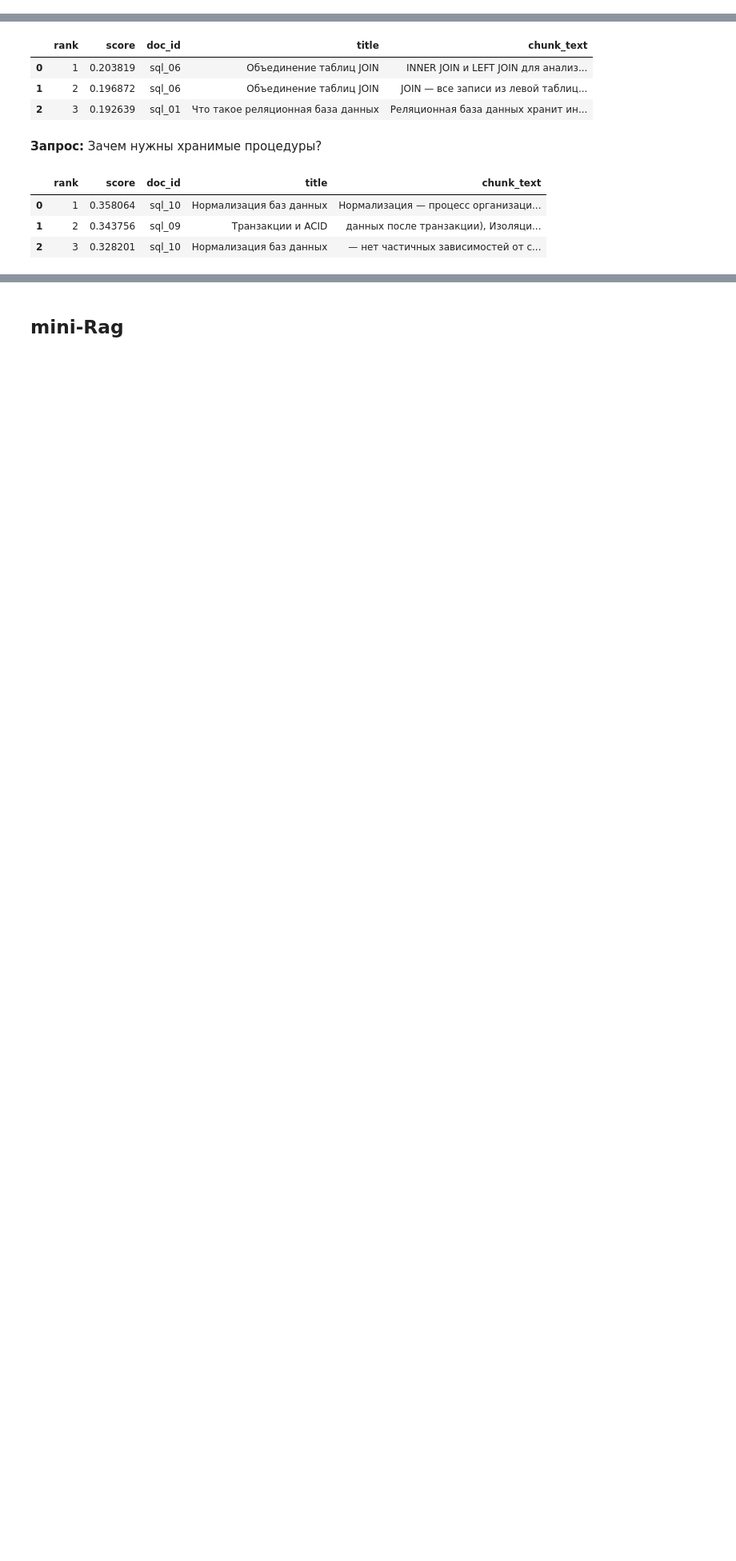
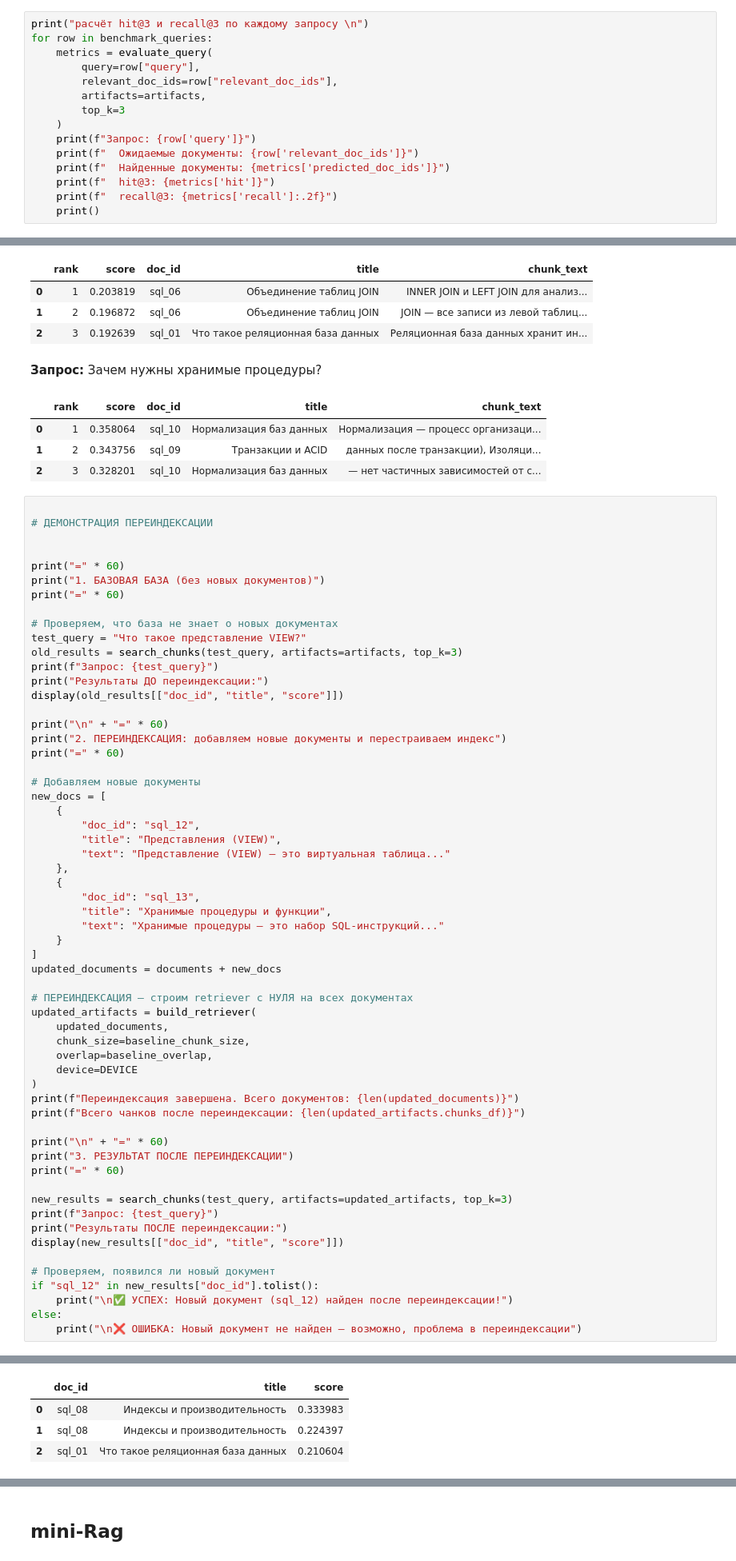
Before and after one commit to sldpts10k/aie-Pak-Vyacheslav, a Jupyter notebook: homeworks/HW14/HW14.ipynb, the cells around one changed output, grey strips where cells are left out. Shown at 80% size. Cells and saved outputs as stored; diff of their text form; blank space fills up the shorter version.

```diff
--- a/homeworks/HW14/HW14.ipynb
+++ b/homeworks/HW14/HW14.ipynb
@@ -895,3 +894,18 @@ display(summary_k3)
 | 0 | mean_hit@3 | 1.0000 |
 | 1 | mean_recall@3 | 1.0000 |
 | 2 | mean_MRR@3 | 0.9375 |
+# %%
+print("расчёт hit@3 и recall@3 по каждому запросу \n")
+for row in benchmark_queries:
+    metrics = evaluate_query(
+        query=row["query"],
+        relevant_doc_ids=row["relevant_doc_ids"],
+        artifacts=artifacts,
+        top_k=3
+    )
+    print(f"Запрос: {row['query']}")
+    print(f"  Ожидаемые документы: {row['relevant_doc_ids']}")
+    print(f"  Найденные документы: {metrics['predicted_doc_ids']}")
+    print(f"  hit@3: {metrics['hit']}")
+    print(f"  recall@3: {metrics['recall']:.2f}")
+    print()
@@ -1044,3 +1076,63 @@ for query in new_queries:
 | 0 | 1 | 0.358064 | sql_10 | Нормализация баз данных | Нормализация — процесс организаци... |
 | 1 | 2 | 0.343756 | sql_09 | Транзакции и ACID | данных после транзакции), Изоляци... |
 | 2 | 3 | 0.328201 | sql_10 | Нормализация баз данных | — нет частичных зависимостей от с... |
+# %%
+
+# ДЕМОНСТРАЦИЯ ПЕРЕИНДЕКСАЦИИ
+
+
+print("=" * 60)
+print("1. БАЗОВАЯ БАЗА (без новых документов)")
+print("=" * 60)
+
+# Проверяем, что база не знает о новых документах
+test_query = "Что такое представление VIEW?"
+old_results = search_chunks(test_query, artifacts=artifacts, top_k=3)
+print(f"Запрос: {test_query}")
+print("Результаты ДО переиндексации:")
+display(old_results[["doc_id", "title", "score"]])
+
+print("\n" + "=" * 60)
+print("2. ПЕРЕИНДЕКСАЦИЯ: добавляем новые документы и перестраиваем индекс")
+print("=" * 60)
+
+# Добавляем новые документы
+new_docs = [
+    {
+        "doc_id": "sql_12",
+        "title": "Представления (VIEW)",
+        "text": "Представление (VIEW) — это виртуальная таблица..."
+    },
+    {
+        "doc_id": "sql_13",
+        "title": "Хранимые процедуры и функции",
+        "text": "Хранимые процедуры — это набор SQL-инструкций..."
+    }
+]
+updated_documents = documents + new_docs
+
+# ПЕРЕИНДЕКСАЦИЯ — строим retriever с НУЛЯ на всех документах
+updated_artifacts = build_retriever(
+    updated_documents,
+    chunk_size=baseline_chunk_size,
+    overlap=baseline_overlap,
+    device=DEVICE
+)
+print(f"Переиндексация завершена. Всего документов: {len(updated_documents)}")
+print(f"Всего чанков после переиндексации: {len(updated_artifacts.chunks_df)}")
+
+print("\n" + "=" * 60)
+print("3. РЕЗУЛЬТАТ ПОСЛЕ ПЕРЕИНДЕКСАЦИИ")
+print("=" * 60)
+
+new_results = search_chunks(test_query, artifacts=updated_artifacts, top_k=3)
+print(f"Запрос: {test_query}")
+print("Результаты ПОСЛЕ переиндексации:")
+display(new_results[["doc_id", "title", "score"]])
+
+# Проверяем, появился ли новый документ
+if "sql_12" in new_results["doc_id"].tolist():
+    print("\n✅ УСПЕХ: Новый документ (sql_12) найден после переиндексации!")
+else:
+    print("\n❌ ОШИБКА: Новый документ не найден — возможно, проблема в переиндексации")
+# %% [output]
@@ -1046,0 +1144,4 @@ for query in new_queries:
+|  | doc_id | title | score |
+| 0 | sql_08 | Индексы и производительность | 0.333983 |
+| 1 | sql_08 | Индексы и производительность | 0.224397 |
+| 2 | sql_01 | Что такое реляционная база данных | 0.210604 |
```
Also changed, not shown: parts of 8 cells of this notebook, 3 other files.
